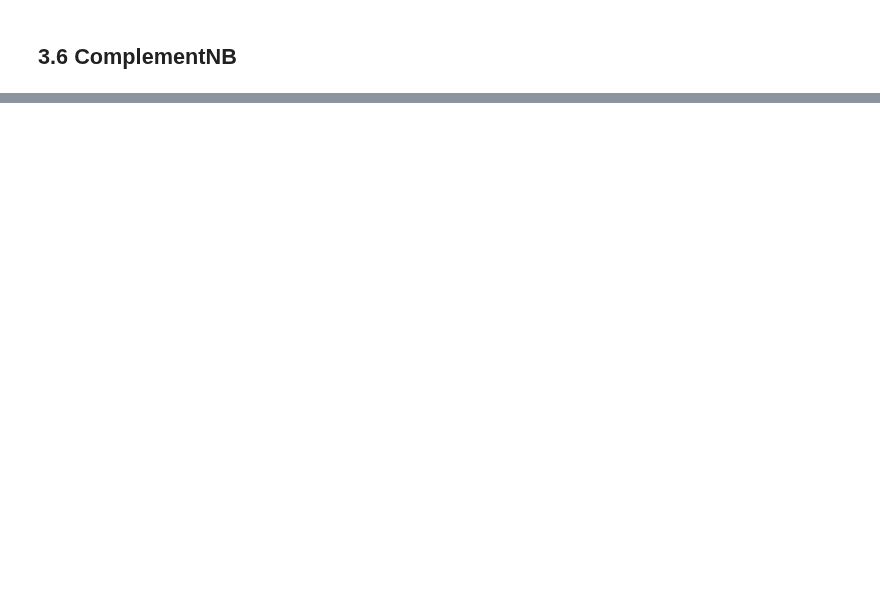
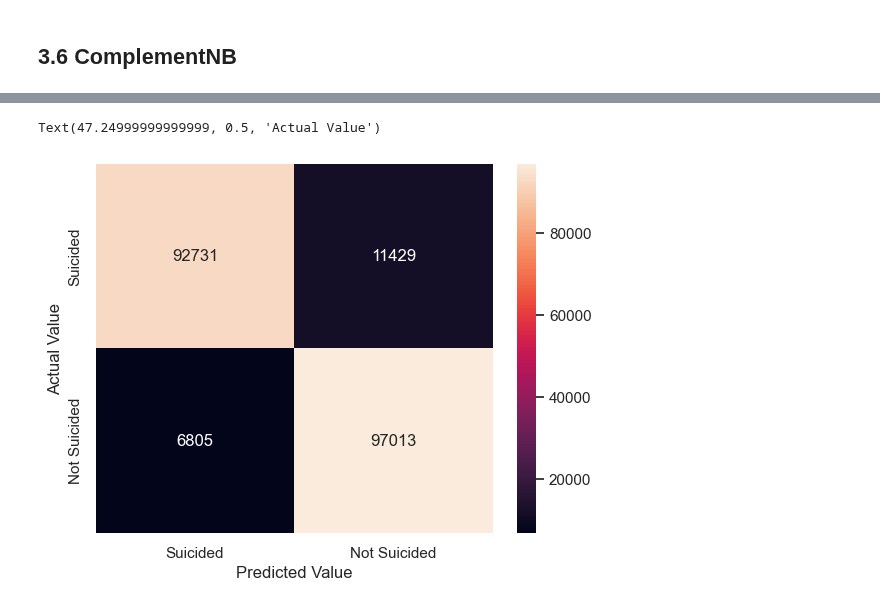
Before and after one commit to TimothiTsui/Anti_Suicide_Squad, a Jupyter notebook: model.ipynb, the cells around one changed output, grey strips where cells are left out. Saved outputs shown, nothing was run; the diff lists cells and outputs as text; code cells hidden in the pictures; blank space fills up the shorter version.

```diff
--- a/model.ipynb
+++ b/model.ipynb
@@ -98,7 +120,7 @@ array([[ 90900,  13260],
 ## 3.4 SVC
 # %%
 from sklearn.svm import SVC
-clf = SVC(kernel='poly')
+clf = SVC(kernel='sigmoid')
 
 # fitting x samples and y classes
 clf.fit(X_train, y_train)
@@ -153,0 +191,7 @@ array([[93155, 11005],
+# %%
+from sklearn.ensemble import RandomForestClassifier
+rf = RandomForestClassifier()
+rf.fit(X_train, y_train)
+y_pred = rf.predict(X_test)
+print(rf.feature_importances_)
+rf.score(X_test, y_test)
@@ -153,0 +213,9 @@ array([[93155, 11005],
+# %%
+cnf_matrix = metrics.confusion_matrix(y_test, y_pred)
+df=pd.DataFrame(cnf_matrix,index=["Suicided", "Not Suicided"],columns=["Suicided","Not Suicided"])
+sns.heatmap(df,annot=True, fmt ='g')
+plt.xlabel("Predicted Value")
+plt.ylabel("Actual Value")
+# %% [output]
+Text(47.24999999999999, 0.5, 'Actual Value')
+[figure, added]
```
Also changed, not shown: parts of 24 cells of this notebook, 2 other files.
